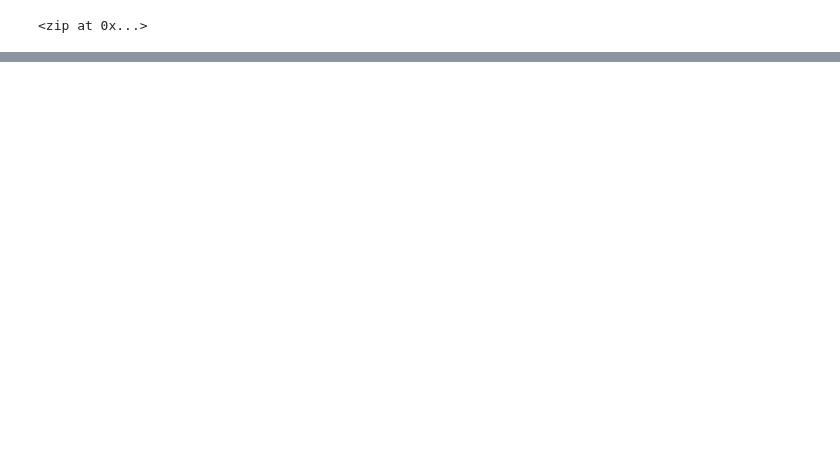
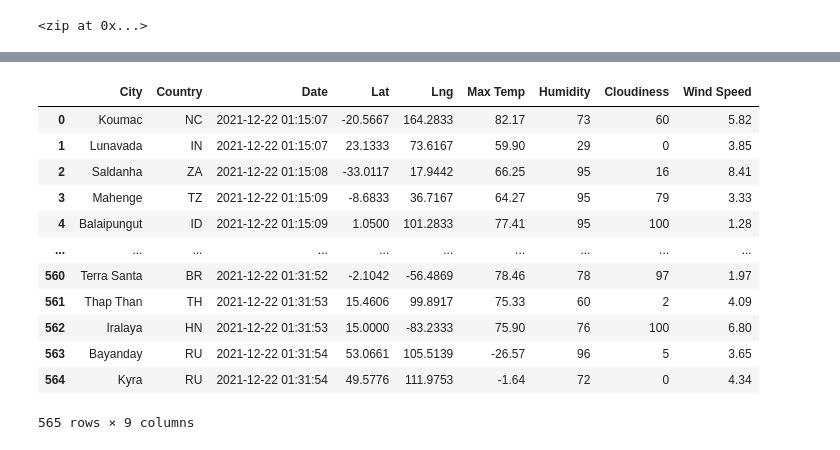
Before and after one commit to eburneo/World_weather_Analysis, a Jupyter notebook: WeatherPy.ipynb, the cells around one changed output, grey strips where cells are left out. Saved outputs shown, nothing was run; the diff lists cells and outputs as text; code cells hidden in the pictures; blank space fills up the shorter version.

Commit message:
Adding city data and csv

```diff
--- a/WeatherPy.ipynb
+++ b/WeatherPy.ipynb
@@ -33,0 +44,4 @@ len(cities)
+# %%
+# Starting URL for Weather Map API Call.
+url = "http://api.openweathermap.org/data/2.5/weather?units=Imperial&APPID=" + weather_api_key
+print(url)
@@ -33,0 +134,4 @@ len(cities)
+# %%
+# Convert the array of dictionaries to a Pandas DataFrame.
+city_data_df = pd.DataFrame(city_data)
+city_data_df.head(10)
@@ -33,0 +150,18 @@ len(cities)
+# %%
+new_column_order = ["City", "Country", "Date", "Lat", "Lng", "Max Temp", "Humidity", "Cloudiness", "Wind Speed"]
+city_data_df = city_data_df[new_column_order]
+city_data_df
+# %% [output]
+|  | City | Country | Date | Lat | Lng | Max Temp | Humidity | Cloudiness | Wind Speed |
+| 0 | Koumac | NC | 2021-12-22 01:15:07 | -20.5667 | 164.2833 | 82.17 | 73 | 60 | 5.82 |
+| 1 | Lunavada | IN | 2021-12-22 01:15:07 | 23.1333 | 73.6167 | 59.90 | 29 | 0 | 3.85 |
+| 2 | Saldanha | ZA | 2021-12-22 01:15:08 | -33.0117 | 17.9442 | 66.25 | 95 | 16 | 8.41 |
+| 3 | Mahenge | TZ | 2021-12-22 01:15:09 | -8.6833 | 36.7167 | 64.27 | 95 | 79 | 3.33 |
+| 4 | Balaipungut | ID | 2021-12-22 01:15:09 | 1.0500 | 101.2833 | 77.41 | 95 | 100 | 1.28 |
+| ... | ... | ... | ... | ... | ... | ... | ... | ... | ... |
+| 560 | Terra Santa | BR | 2021-12-22 01:31:52 | -2.1042 | -56.4869 | 78.46 | 78 | 97 | 1.97 |
+| 561 | Thap Than | TH | 2021-12-22 01:31:53 | 15.4606 | 99.8917 | 75.33 | 60 | 2 | 4.09 |
+| 562 | Iralaya | HN | 2021-12-22 01:31:53 | 15.0000 | -83.2333 | 75.90 | 76 | 100 | 6.80 |
+| 563 | Bayanday | RU | 2021-12-22 01:31:54 | 53.0661 | 105.5139 | -26.57 | 96 | 5 | 3.65 |
+| 564 | Kyra | RU | 2021-12-22 01:31:54 | 49.5776 | 111.9753 | -1.64 | 72 | 0 | 4.34 |
+565 rows × 9 columns
```
Also changed, not shown: parts of 7 cells of this notebook, 1 other file.
